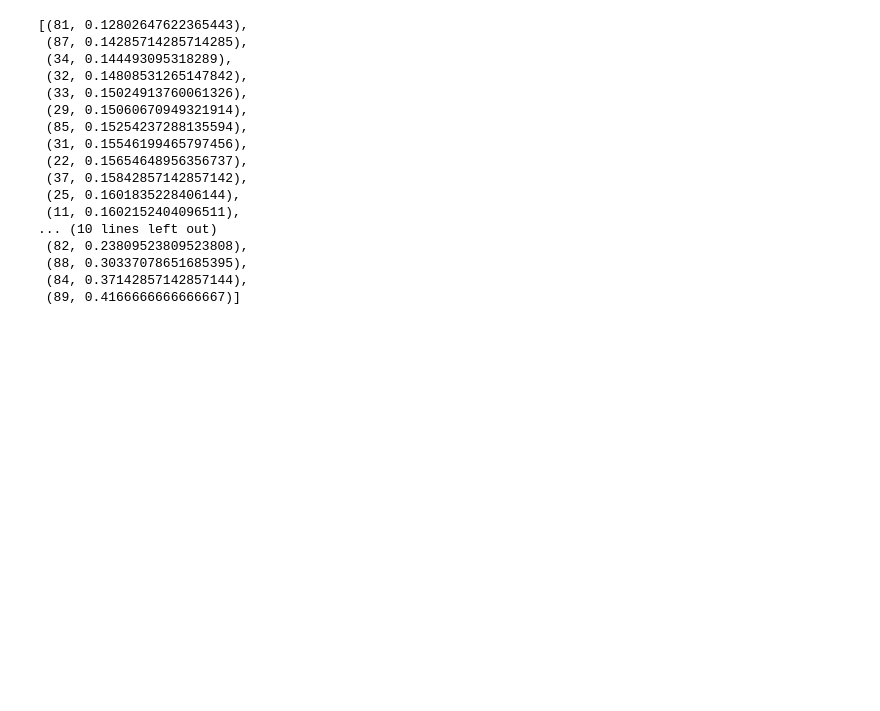
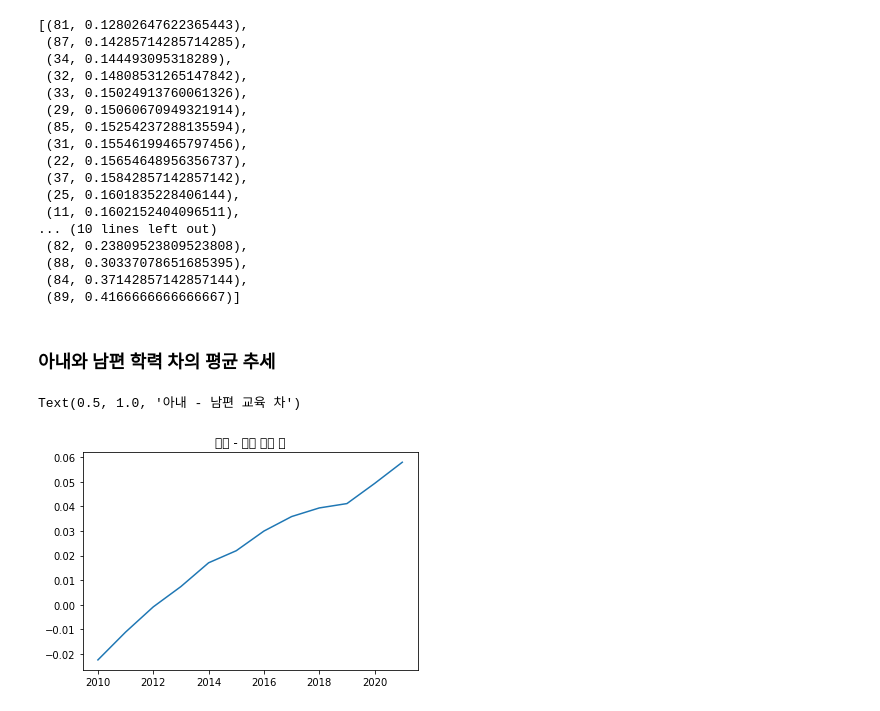
Before and after one commit to ohMinyoung22/science_project, a Jupyter notebook: eda/hypogamy_eda.ipynb, the cells around one changed output. Saved outputs shown, nothing was run; the diff lists cells and outputs as text; code cells hidden in the pictures; blank space fills up the shorter version.

```diff
--- a/eda/hypogamy_eda.ipynb
+++ b/eda/hypogamy_eda.ipynb
@@ -221,3 +221,22 @@ sorted(ratio_area.items(), key=lambda x: x[1])
  (88, 0.30337078651685395),
  (84, 0.37142857142857144),
  (89, 0.4166666666666667)]
+# %% [markdown]
+### 아내와 남편 학력 차의 평균 추세
+# %%
+mean_list = []
+
+for year in range(2010, 2022):
+    df[year]['학력 차'] = df[year]['아내교육코드'] - df[year]['남편교육코드']
+
+    first_marriage_condition = df[year]['아내결혼코드'] == 1
+    education_condition = (df[year]['아내교육코드'] > 1) & (df[year]['남편교육코드'] > 1)
+
+    df_first = df[year][first_marriage_condition & education_condition]
+    mean_list.append(df_first['학력 차'].mean())
+# %%
+plt.plot(range(2010, 2022), mean_list)
+plt.title("아내 - 남편 교육 차")
+# %% [output]
+Text(0.5, 1.0, '아내 - 남편 교육 차')
+[figure, added]
```
